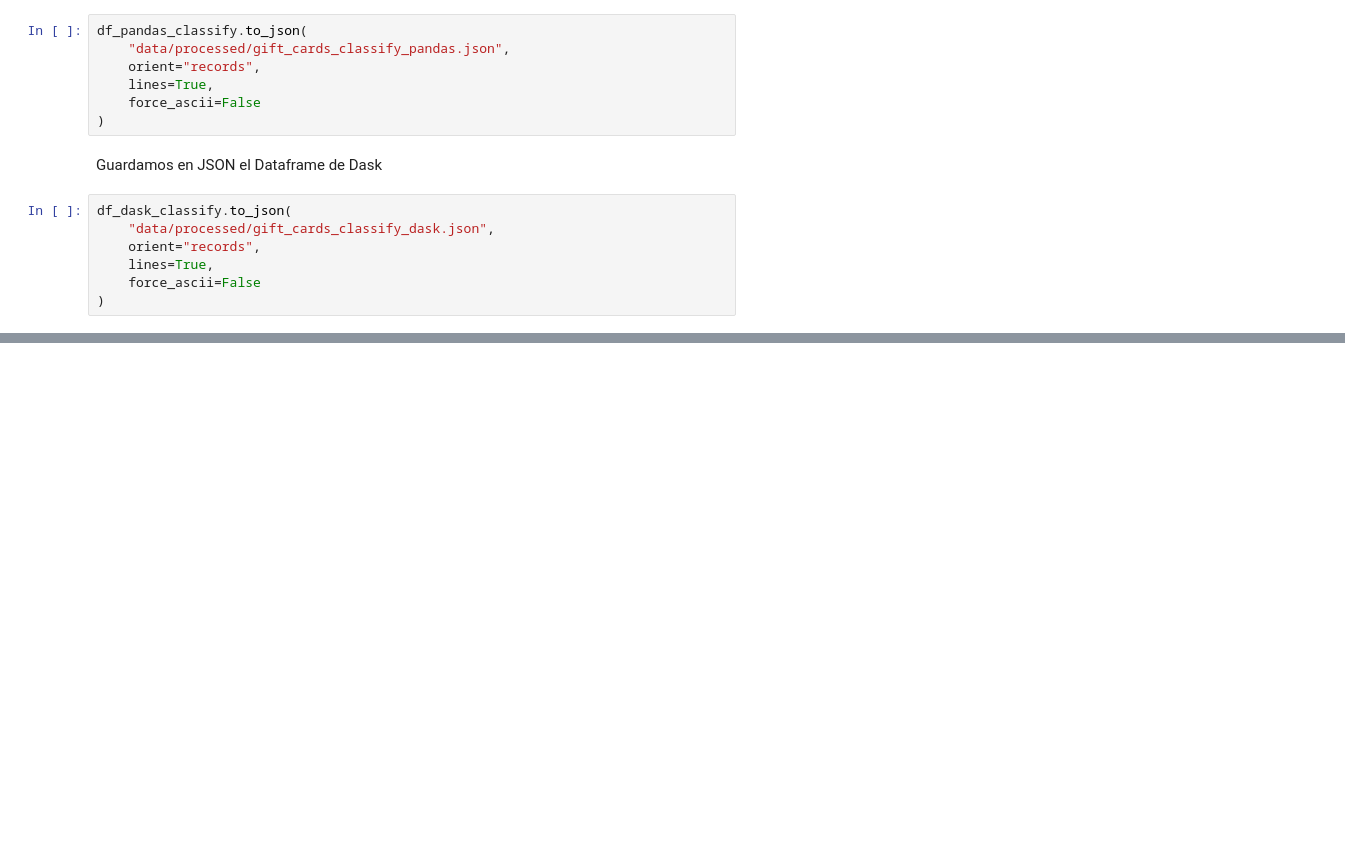
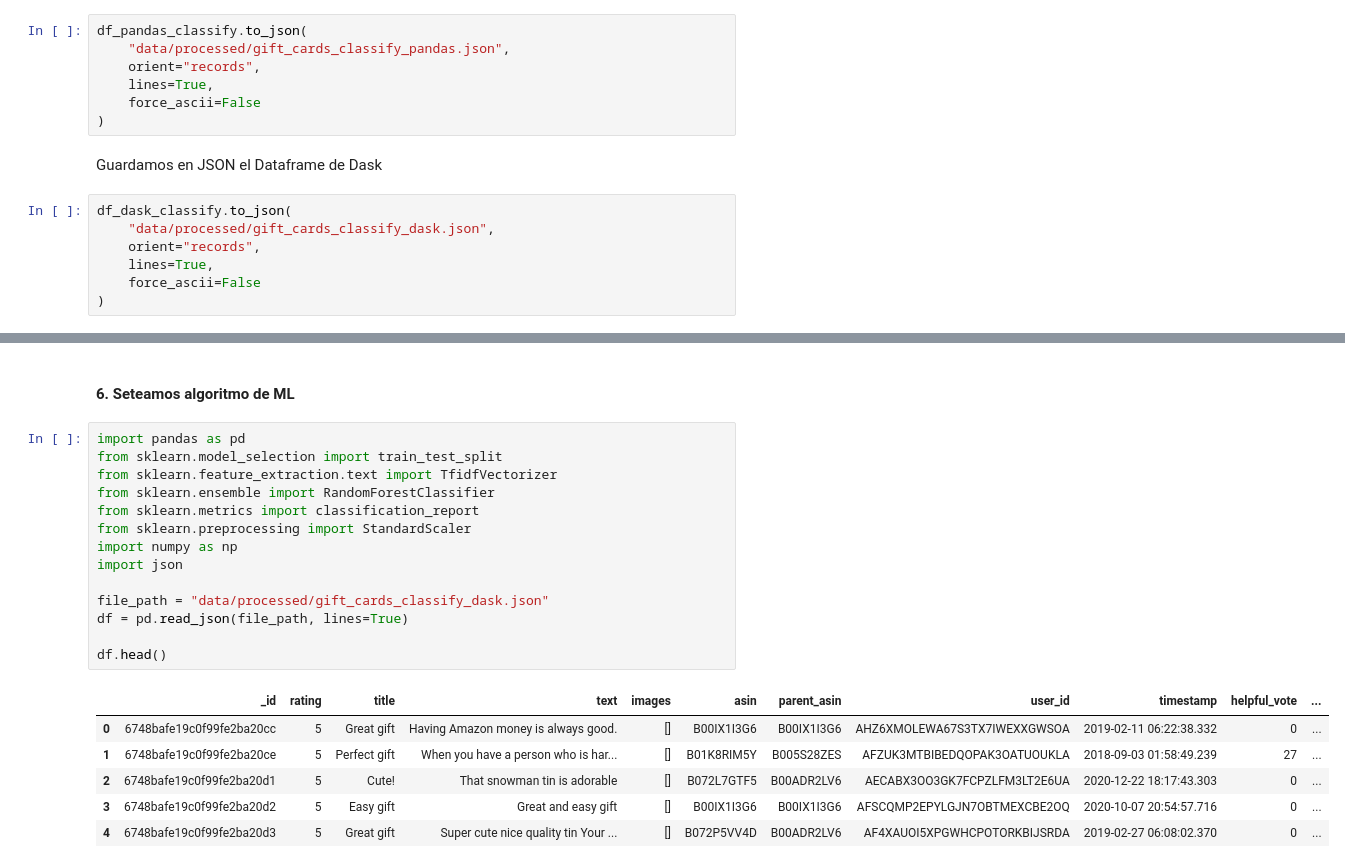
Before and after one commit to JoseChachi/amazon-recommender-system, a Jupyter notebook: notebook.ipynb, the cells around one changed output, grey strips where cells are left out. Saved outputs shown, nothing was run; the diff lists cells and outputs as text; blank space fills up the shorter version.

```diff
--- a/notebook.ipynb
+++ b/notebook.ipynb
@@ -324,0 +345,23 @@ df_dask_classify.to_json(
+# %% [markdown]
+#### 6. Seteamos algoritmo de ML
+# %%
+import pandas as pd
+from sklearn.model_selection import train_test_split
+from sklearn.feature_extraction.text import TfidfVectorizer
+from sklearn.ensemble import RandomForestClassifier
+from sklearn.metrics import classification_report
+from sklearn.preprocessing import StandardScaler
+import numpy as np
+import json
+
+file_path = "data/processed/gift_cards_classify_dask.json"
+df = pd.read_json(file_path, lines=True)
+
+df.head()
+# %% [output]
+|  | _id | rating | title | text | images | asin | parent_asin | user_id | timestamp | helpful_vote | ... |
+| 0 | 6748bafe19c0f99fe2ba20cc | 5 | Great gift | Having Amazon money is always good. | [] | B00IX1I3G6 | B00IX1I3G6 | AHZ6XMOLEWA67S3TX7IWEXXGWSOA | 2019-02-11 06:22:38.332 | 0 | ... |
+| 1 | 6748bafe19c0f99fe2ba20ce | 5 | Perfect gift | When you have a person who is har... | [] | B01K8RIM5Y | B005S28ZES | AFZUK3MTBIBEDQOPAK3OATUOUKLA | 2018-09-03 01:58:49.239 | 27 | ... |
+| 2 | 6748bafe19c0f99fe2ba20d1 | 5 | Cute! | That snowman tin is adorable | [] | B072L7GTF5 | B00ADR2LV6 | AECABX3OO3GK7FCPZLFM3LT2E6UA | 2020-12-22 18:17:43.303 | 0 | ... |
+| 3 | 6748bafe19c0f99fe2ba20d2 | 5 | Easy gift | Great and easy gift | [] | B00IX1I3G6 | B00IX1I3G6 | AFSCQMP2EPYLGJN7OBTMEXCBE2OQ | 2020-10-07 20:54:57.716 | 0 | ... |
+| 4 | 6748bafe19c0f99fe2ba20d3 | 5 | Great gift | Super cute nice quality tin Your ... | [] | B072P5VV4D | B00ADR2LV6 | AF4XAUOI5XPGWHCPOTORKBIJSRDA | 2019-02-27 06:08:02.370 | 0 | ... |
```
Also changed, not shown: parts of 8 cells of this notebook.
